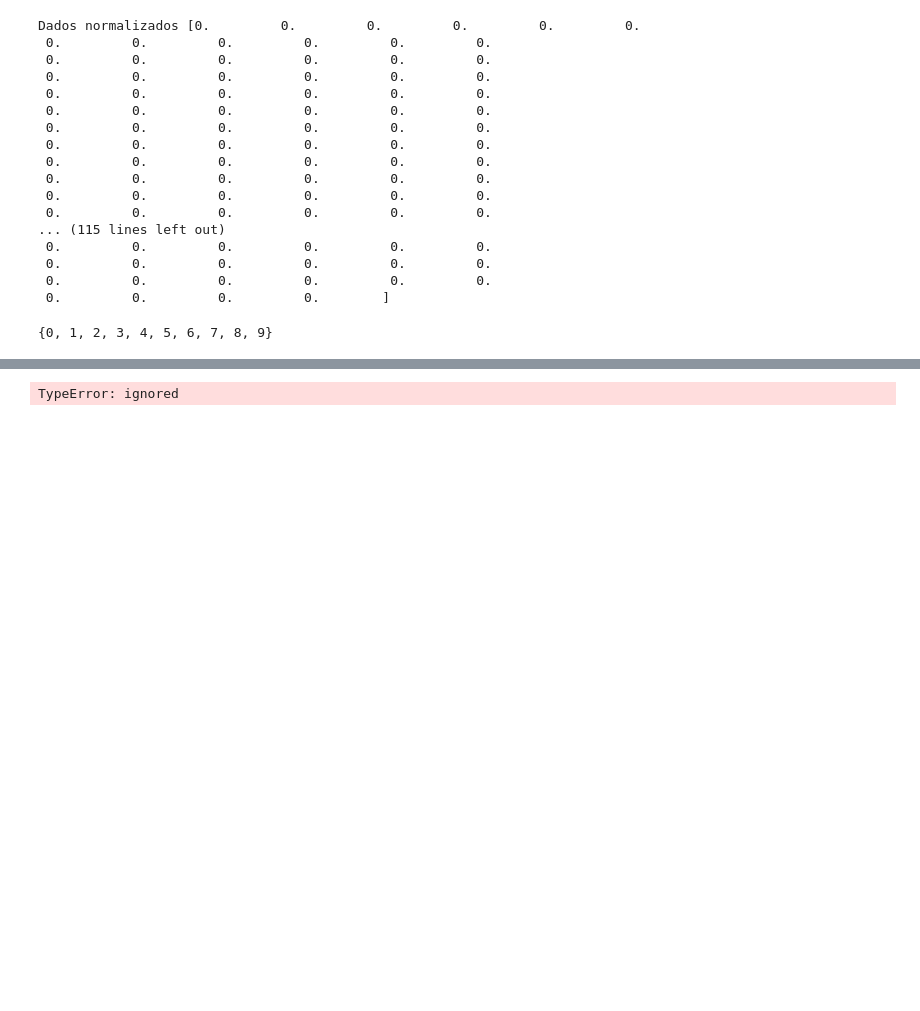
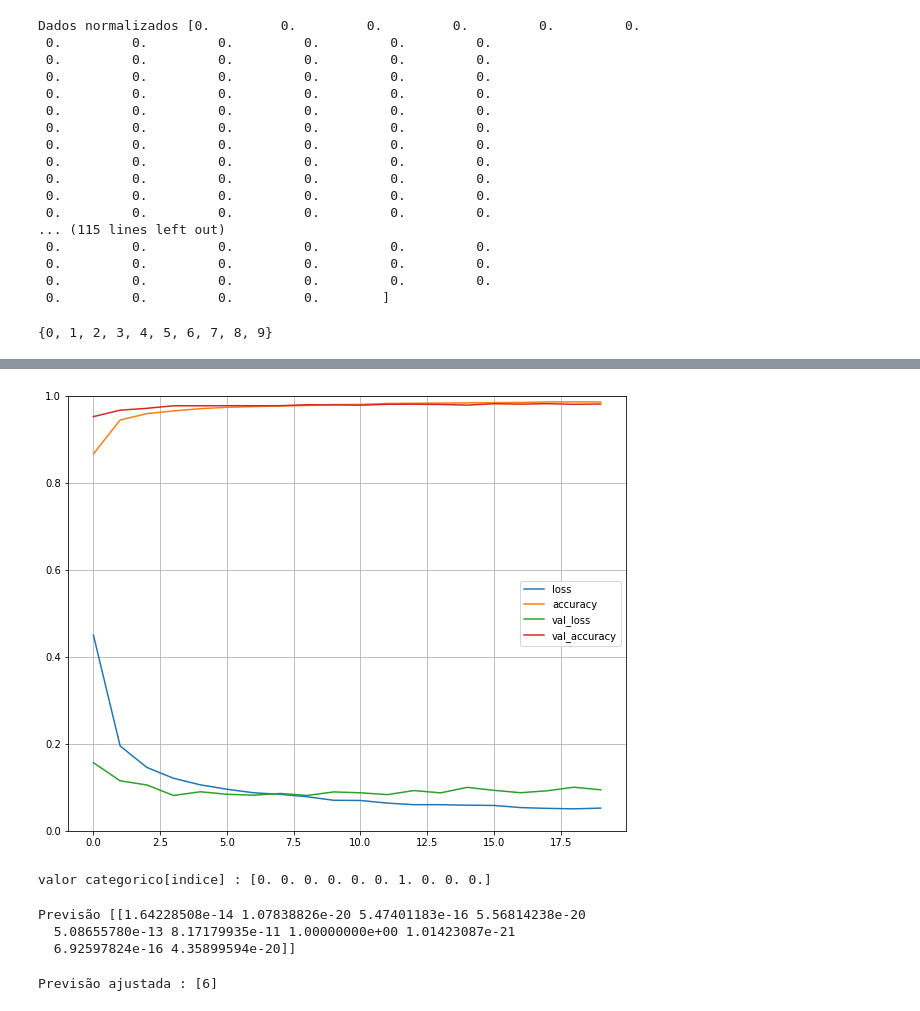
Before and after one commit to KazumaShachou/MachineLearningAndDeepLeaning, a Jupyter notebook: MNIST2.ipynb, the cells around one changed output, grey strips where cells are left out. Cells and saved outputs as stored; diff of their text form; code cells hidden in the pictures; blank space fills up the shorter version.

```diff
--- a/MNIST2.ipynb
+++ b/MNIST2.ipynb
@@ -118,13 +118,15 @@ y_teste = keras.utils.to_categorical(y_teste, quantidade_valores_unicos)
 #criando modelo da rede neural
 model = Sequential()
 
-model.add(Dense(30, activation='relu', input_shape=(resolucao_total,)))
+model.add(Dense(160, activation='relu', input_shape=(resolucao_total,)))
 #adicionar o regularizador pra evitar o overfit, será o dropout
 
 model.add(Dropout(0.2))
 
 #segunda hidden layer
-model.add(Dense(20, activation='relu'))
+model.add(Dense(100, activation='relu'))
+model.add(Dropout(0.2))
+model.add(Dense(50, activation='relu'))
 
 #mais 1 regularizador
 model.add(Dropout(0.2))
@@ -155,4 +156,10 @@ Non-trainable params: 0
 _________________________________________________________________
 # %%
 #compilar o modelo
-model
+model.compile(loss = 'categorical_crossentropy', optimizer=RMSprop(), metrics=['accuracy'])
+# %%
+history = model.fit(x_treino, y_treino,
+                    batch_size=128,
+                    epochs=20,
+                    verbose = 1,
+                    validation_data=(x_teste, y_teste))
@@ -159,11 +184,11 @@ model
 # %%
 import pandas as pd
 import matplotlib.pyplot as plt
 
 
-pd.DataFrame(model.history).plot(figsize = (12,8))
+pd.DataFrame(history.history).plot(figsize = (10,8))
 plt.grid(True)
 plt.gca().set_ylim(0, 1)
 plt.show()
 # %% [output]
-TypeError: ignored
+[figure, added]
@@ -172,0 +195,25 @@ model.compile(loss = 'categorical_cro ')
+# %%
+#Fazendo Previsões
+
+indice = 100
+print('valor categorico[indice] :', y_teste[indice])
+# %% [output]
+valor categorico[indice] : [0. 0. 0. 0. 0. 0. 1. 0. 0. 0.]
+# %%
+#preparar imagem para fazer previsão
+imagem = x_teste[indice].reshape((1, resolucao_total))
+
+prediction = model.predict(imagem)
+print('Previsão', prediction)
+# %% [output]
+Previsão [[1.64228508e-14 1.07838826e-20 5.47401183e-16 5.56814238e-20
+  5.08655780e-13 8.17179935e-11 1.00000000e+00 1.01423087e-21
+  6.92597824e-16 4.35899594e-20]]
+# %%
+# Transformar a previsão em algo que conseguimos entender
+
+import numpy as np
+predction_class = np.argmax(prediction, axis = -1)
+print('Previsão ajustada :', predction_class)
+# %% [output]
+Previsão ajustada : [6]
```
Also changed, not shown: parts of 4 cells of this notebook.
